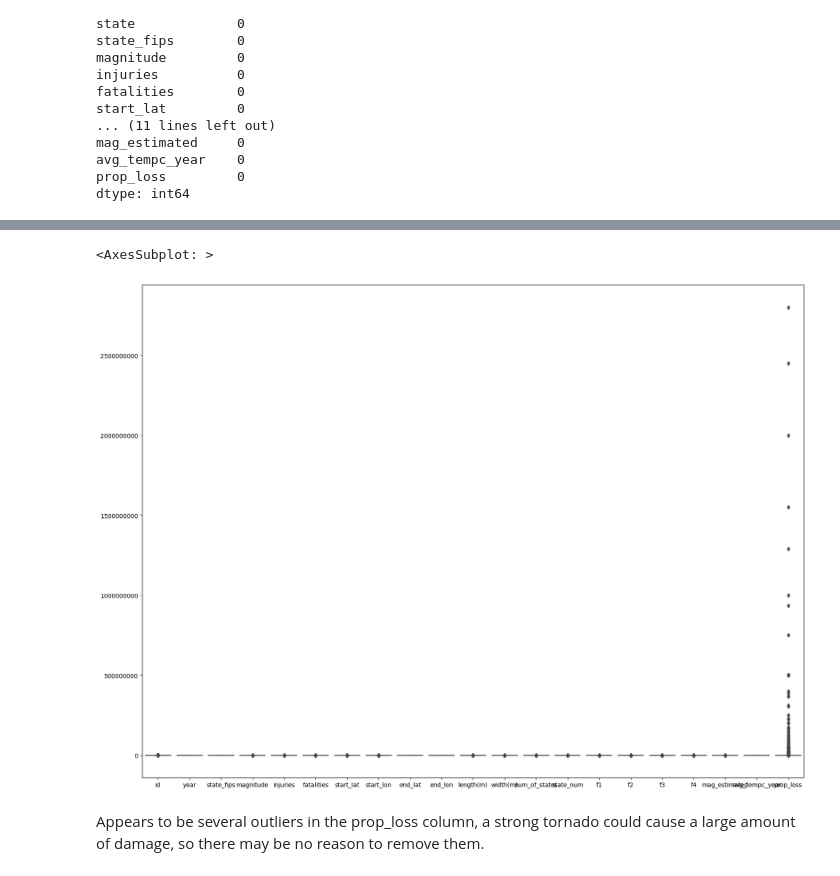
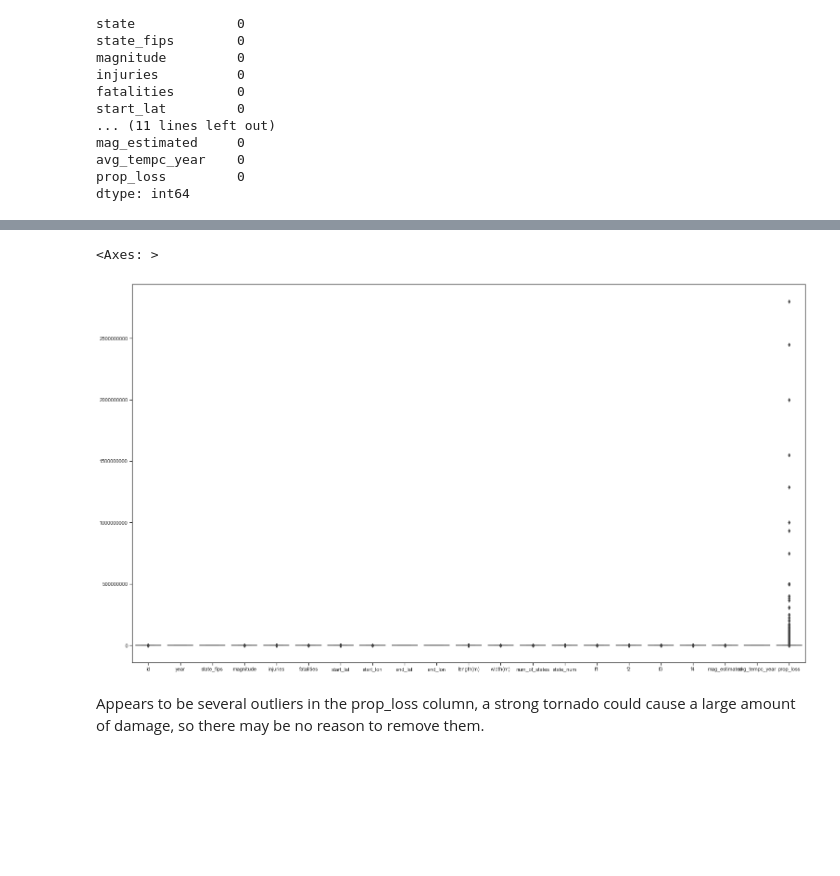
Before and after one commit to Kanustu/LHL_midterm_project, a Jupyter notebook: notebooks/3_eda.ipynb, the cells around one changed output, grey strips where cells are left out. Cells and saved outputs as stored; diff of their text form; code cells hidden in the pictures; blank space fills up the shorter version.

```diff
--- a/notebooks/3_eda.ipynb
+++ b/notebooks/3_eda.ipynb
@@ -154,16 +140,16 @@ def large_axis_numbers():
     plt.ticklabel_format(useOffset=False, style='plain')
 # %%
 # Set the figure size
-fig_size(20,15)
+fig_size(26,15)
 
 # Disable scientific notation
 large_axis_numbers()
 
 # Create a box plot with Seaborn
 sns.boxplot(data=clean_df)
 # %% [output]
-<AxesSubplot: >
+<Axes: >
-[figure, old version]
+[figure, new version]
 # %% [markdown]
 Appears to be several outliers in the prop_loss column, a strong tornado could cause a large amount of damage,
 so there may be no reason to remove them.
```
Also changed, not shown: parts of 11 cells of this notebook, 3 other files.
